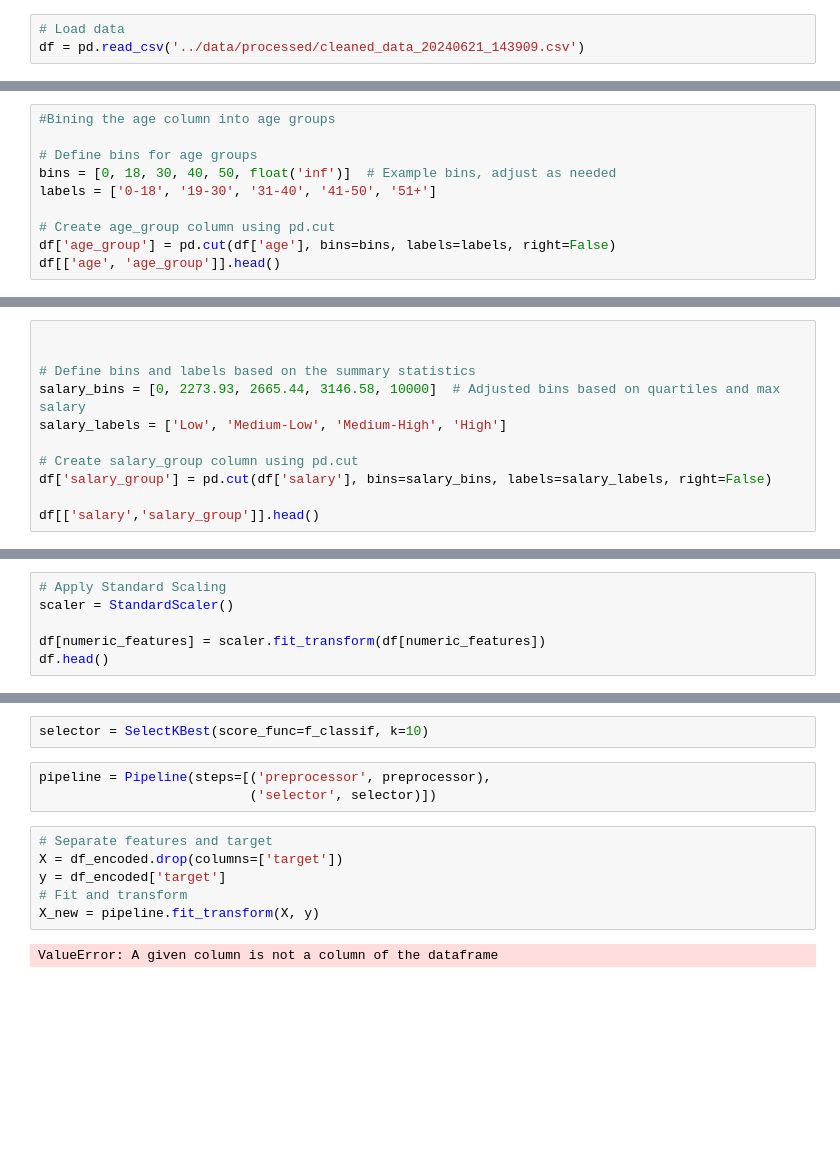
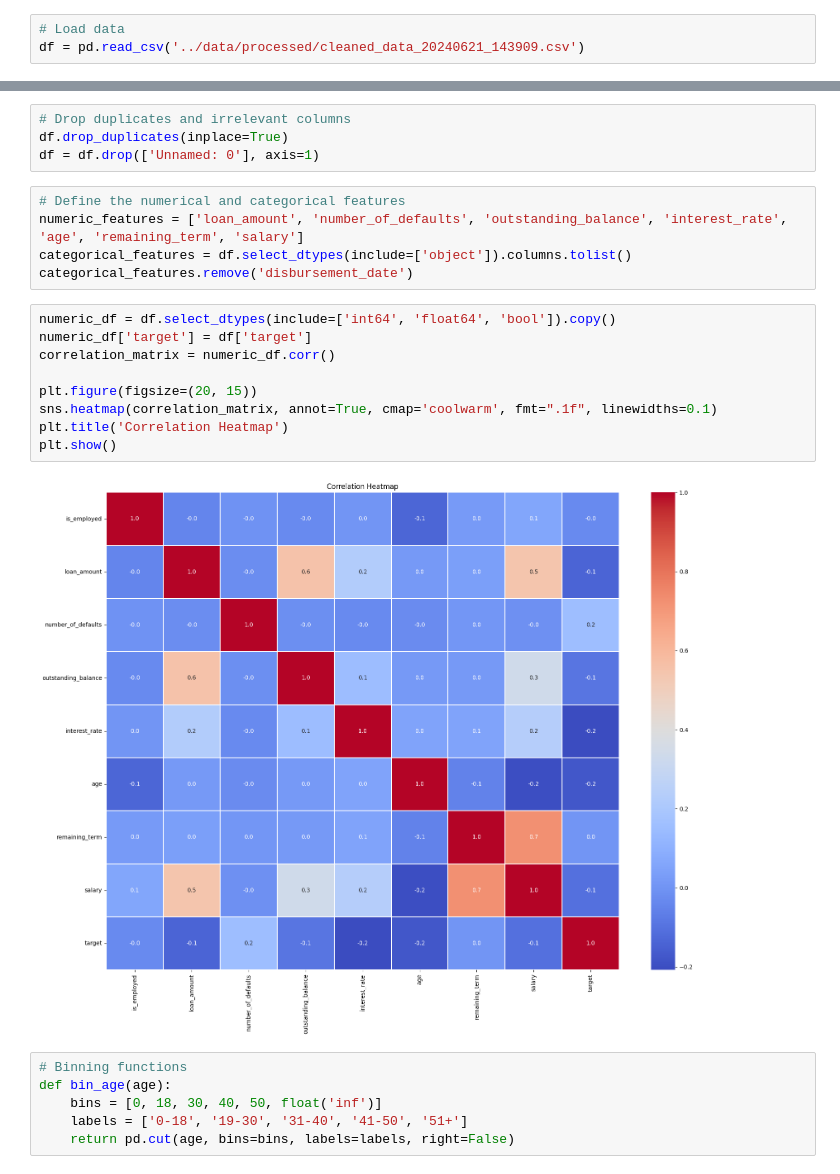
Before and after one commit to nyashaChiza/predicting-probability-of-default, a Jupyter notebook: notebooks/04_feature_engineering.ipynb, the cells around one changed output, grey strips where cells are left out. Cells and saved outputs as stored; diff of their text form; blank space fills up the shorter version.

```diff
--- a/notebooks/04_feature_engineering.ipynb
+++ b/notebooks/04_feature_engineering.ipynb
@@ -37,10 +10,0 @@ Name: age, dtype: float64
-# %%
-#Bining the age column into age groups
-
-# Define bins for age groups
-bins = [0, 18, 30, 40, 50, float('inf')]  # Example bins, adjust as needed
-labels = ['0-18', '19-30', '31-40', '41-50', '51+']
-
-# Create age_group column using pd.cut
-df['age_group'] = pd.cut(df['age'], bins=bins, labels=labels, right=False)
-df[['age', 'age_group']].head()
@@ -67,11 +10,0 @@ Name: salary, dtype: float64
-# %%
-
-
-# Define bins and labels based on the summary statistics
-salary_bins = [0, 2273.93, 2665.44, 3146.58, 10000]  # Adjusted bins based on quartiles and max salary
-salary_labels = ['Low', 'Medium-Low', 'Medium-High', 'High']
-
-# Create salary_group column using pd.cut
-df['salary_group'] = pd.cut(df['salary'], bins=salary_bins, labels=salary_labels, right=False)
-
-df[['salary','salary_group']].head()
@@ -97,6 +10,0 @@ numeric_features
-# %%
-# Apply Standard Scaling
-scaler = StandardScaler()
-
-df[numeric_features] = scaler.fit_transform(df[numeric_features])
-df.head()
@@ -164,13 +11,26 @@ preprocessor = ColumnTransformer(
-# %%
-selector = SelectKBest(score_func=f_classif, k=10)
-# %%
-pipeline = Pipeline(steps=[('preprocessor', preprocessor),
-                           ('selector', selector)])
-# %%
-# Separate features and target
-X = df_encoded.drop(columns=['target'])
-y = df_encoded['target']
-# Fit and transform
-X_new = pipeline.fit_transform(X, y)
-# %% [output]
-ValueError: A given column is not a column of the dataframe
+# %%
+# Drop duplicates and irrelevant columns
+df.drop_duplicates(inplace=True)
+df = df.drop(['Unnamed: 0'], axis=1)
+# %%
+# Define the numerical and categorical features
+numeric_features = ['loan_amount', 'number_of_defaults', 'outstanding_balance', 'interest_rate', 'age', 'remaining_term', 'salary']
+categorical_features = df.select_dtypes(include=['object']).columns.tolist()
+categorical_features.remove('disbursement_date')
+# %%
+numeric_df = df.select_dtypes(include=['int64', 'float64', 'bool']).copy()
+numeric_df['target'] = df['target']
+correlation_matrix = numeric_df.corr()
+
+plt.figure(figsize=(20, 15))
+sns.heatmap(correlation_matrix, annot=True, cmap='coolwarm', fmt=".1f", linewidths=0.1)
+plt.title('Correlation Heatmap')
+plt.show()
+# %% [output]
+[figure, added]
+# %%
+# Binning functions
+def bin_age(age):
+    bins = [0, 18, 30, 40, 50, float('inf')]
+    labels = ['0-18', '19-30', '31-40', '41-50', '51+']
+    return pd.cut(age, bins=bins, labels=labels, right=False)
```
Also changed, not shown: parts of 32 cells of this notebook, 8 other files.
